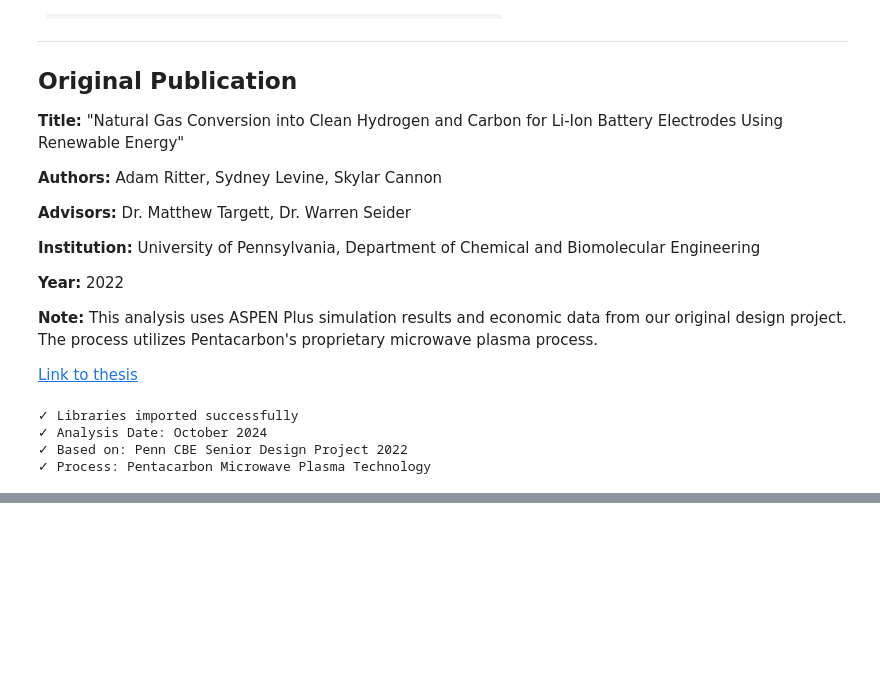
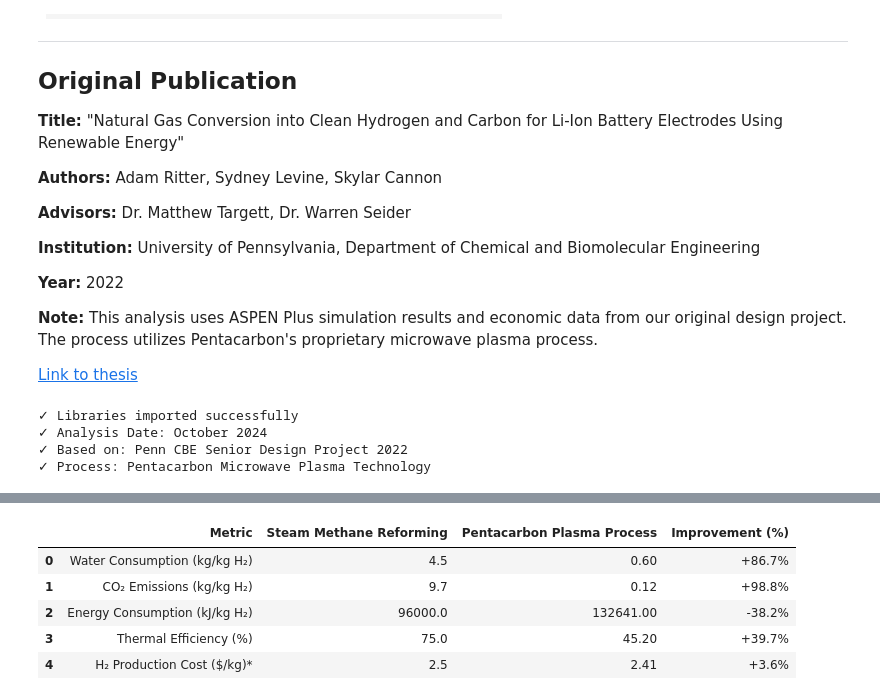
Before and after one commit to adam-ritter/hydrogen-production-TEA, a Jupyter notebook: hydrogen_tea_analysis.ipynb, the cells around one changed output, grey strips where cells are left out. Drawn from its saved outputs; the diff is of its cells as text; code cells hidden in the pictures; blank space fills up the shorter version.

```diff
--- a/hydrogen_tea_analysis.ipynb
+++ b/hydrogen_tea_analysis.ipynb
@@ -220,0 +540,100 @@ EmptyDataError: No columns to parse from file
+# %%
+# SMR baseline data (from performance_metrics.txt)
+comparison_data = {
+    'Metric': [
+        'Water Consumption (kg/kg H₂)',
+        'CO₂ Emissions (kg/kg H₂)',
+        'Energy Consumption (kJ/kg H₂)',
+        'Thermal Efficiency (%)',
+        'H₂ Production Cost ($/kg)*'
+    ],
+    'Steam Methane Reforming': [
+        4.5,      # Water
+        9.7,      # CO2
+        96000,    # Energy
+        75,       # Efficiency
+        2.50      # Cost (typical)
+    ],
+    'Pentacarbon Plasma Process': [
+        water_per_kg_h2,     # 0.6
+        co2_per_kg_h2,       # 0.12
+        132641,              # Higher but renewable
+        45.2,                # Lower but renewable
+        lcoh                 # 2.41
+    ]
+}
+
+comparison_df = pd.DataFrame(comparison_data)
+
+# Calculate improvements
+comparison_df['Improvement (%)'] = (
+    (comparison_df['Steam Methane Reforming'] - comparison_df['Pentacarbon Plasma Process']) /
+    comparison_df['Steam Methane Reforming'] * 100
+).round(1)
+
+# Display with styling
+display(comparison_df.style.set_properties(**{'text-align': 'center'}).set_table_styles(
+    [dict(selector='th', props=[('text-align', 'center')])]
+).format({
+    'Steam Methane Reforming': '{:.1f}',
+    'Pentacarbon Plasma Process': '{:.2f}',
+    'Improvement (%)': '{:+.1f}%'
+}))
+
+print(f"\n🌟 Environmental Advantages:")
+print(f"   • Water Consumption:  {(1 - water_per_kg_h2/4.5)*100:.1f}% reduction")
+print(f"   • CO₂ Emissions:      {(1 - co2_per_kg_h2/9.7)*100:.1f}% reduction")
+print(f"   • Near-zero emissions when using renewable electricity")
+print(f"\n⚡ Energy Trade-off:")
+print(f"   • Higher energy intensity BUT from renewable sources")
+print(f"   • SMR efficiency is higher but produces CO₂")
+print(f"   • Our process: Higher energy input, zero carbon output")
+print(f"\n💰 Cost Competitiveness:")
+print(f"   • LCOH: ${lcoh:.2f}/kg vs ~$2.50/kg for SMR")
+print(f"   • Competitive despite higher energy use")
+print(f"   • Acetylene black co-product revenue is key differentiator")
+
+# Visualize key metrics
+fig = make_subplots(
+    rows=1, cols=3,
+    subplot_titles=('Water Consumption', 'CO₂ Emissions', 'Production Cost'),
+    specs=[[{'type': 'bar'}, {'type': 'bar'}, {'type': 'bar'}]]
+)
+
+processes = ['SMR', 'Pentacarbon']
+colors = ['#e74c3c', '#2ecc71']
+
+# Water
+fig.add_trace(
+    go.Bar(x=processes, y=[4.5, water_per_kg_h2], name='Water', marker_color=colors, showlegend=False),
+    row=1, col=1
+)
+
+# CO2
+fig.add_trace(
+    go.Bar(x=processes, y=[9.7, co2_per_kg_h2], name='CO2', marker_color=colors, showlegend=False),
+    row=1, col=2
+)
+
+# Cost
+fig.add_trace(
+    go.Bar(x=processes, y=[2.50, lcoh], name='Cost', marker_color=colors, showlegend=False),
+    row=1, col=3
+)
+
+fig.update_yaxes(title_text="kg H₂O / kg H₂", row=1, col=1)
+fig.update_yaxes(title_text="kg CO₂ / kg H₂", row=1, col=2)
+fig.update_yaxes(title_text="$ / kg H₂", row=1, col=3)
+
+fig.update_layout(height=400, showlegend=False, title_text="Process Comparison: SMR vs Pentacarbon")
+
+fig.show()
+
+print(f"\n* SMR cost varies by region and natural gas prices. $2.50/kg is typical for US Gulf Coast.")
+# %% [output]
+|  | Metric | Steam Methane Reforming | Pentacarbon Plasma Process | Improvement (%) |
+| 0 | Water Consumption (kg/kg H₂) | 4.5 | 0.60 | +86.7% |
+| 1 | CO₂ Emissions (kg/kg H₂) | 9.7 | 0.12 | +98.8% |
+| 2 | Energy Consumption (kJ/kg H₂) | 96000.0 | 132641.00 | -38.2% |
+| 3 | Thermal Efficiency (%) | 75.0 | 45.20 | +39.7% |
+| 4 | H₂ Production Cost ($/kg)* | 2.5 | 2.41 | +3.6% |
```
Also changed, not shown: parts of 14 cells of this notebook, 1 other file.
